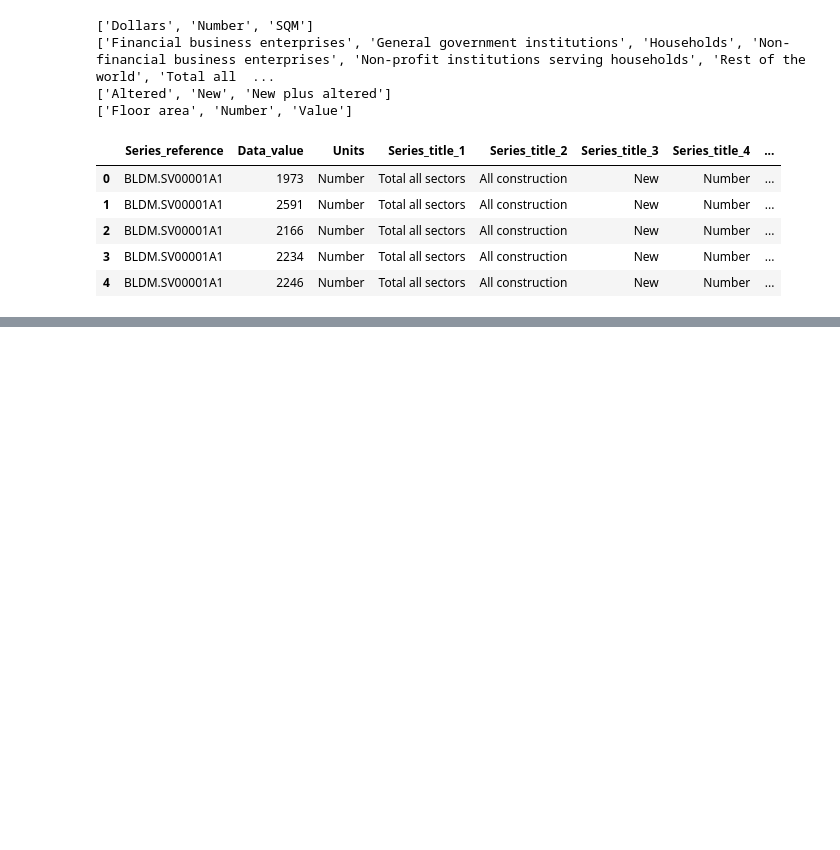
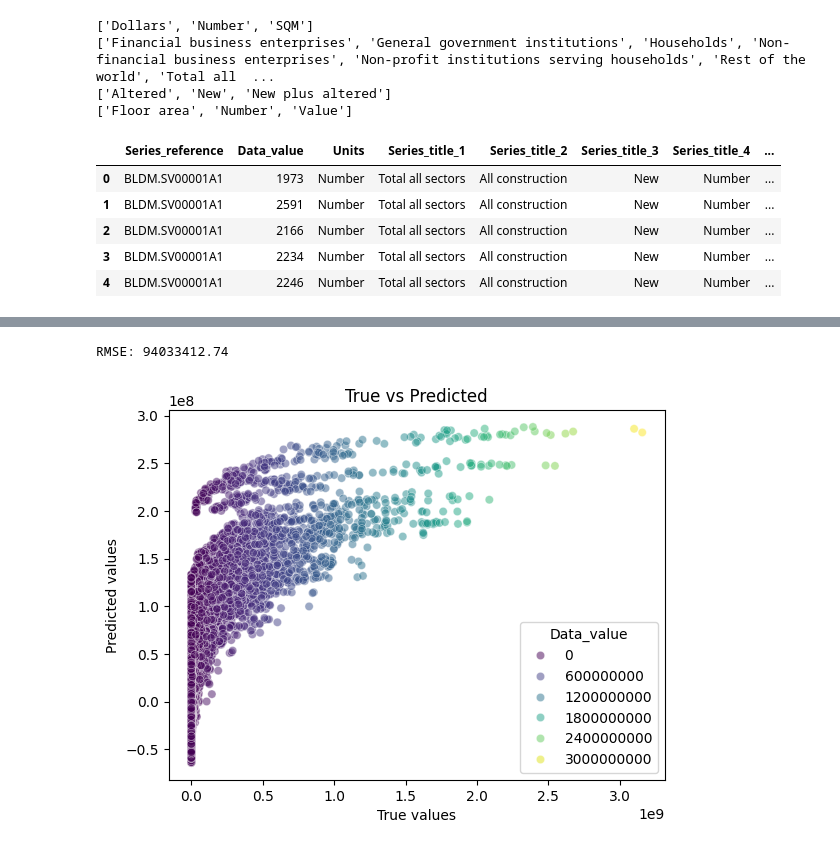
Before and after one commit to jobezking/RandomCode, a Jupyter notebook: csv_data_cleaning/EDA1.ipynb, the cells around one changed output, grey strips where cells are left out. Saved outputs shown, nothing was run; the diff lists cells and outputs as text; code cells hidden in the pictures; blank space fills up the shorter version.

```diff
--- a/csv_data_cleaning/EDA1.ipynb
+++ b/csv_data_cleaning/EDA1.ipynb
@@ -247,0 +344,2 @@ tranformer = ColumnTransformer(transformers=[
+# %%
+elastic_model.fit(X_train, y_train)
@@ -247,0 +364,15 @@ tranformer = ColumnTransformer(transformers=[
+# %%
+y_pred_el = elastic_model.predict(X_test)
+msel = mean_squared_error(y_test, y_pred_el)
+rmsel = np.sqrt(msel)
+print(f"RMSE: {rmsel:.2f}")
+# %% [output]
+RMSE: 94033412.74
+# %%
+sns.scatterplot(x=y_test, y=y_pred_el, alpha=0.5, hue=y_test, palette='viridis')
+plt.xlabel("True values")
+plt.ylabel("Predicted values")
+plt.title("True vs Predicted")
+plt.show()
+# %% [output]
+[figure, added]
```
Also changed, not shown: parts of 13 cells of this notebook, 1 other file.
